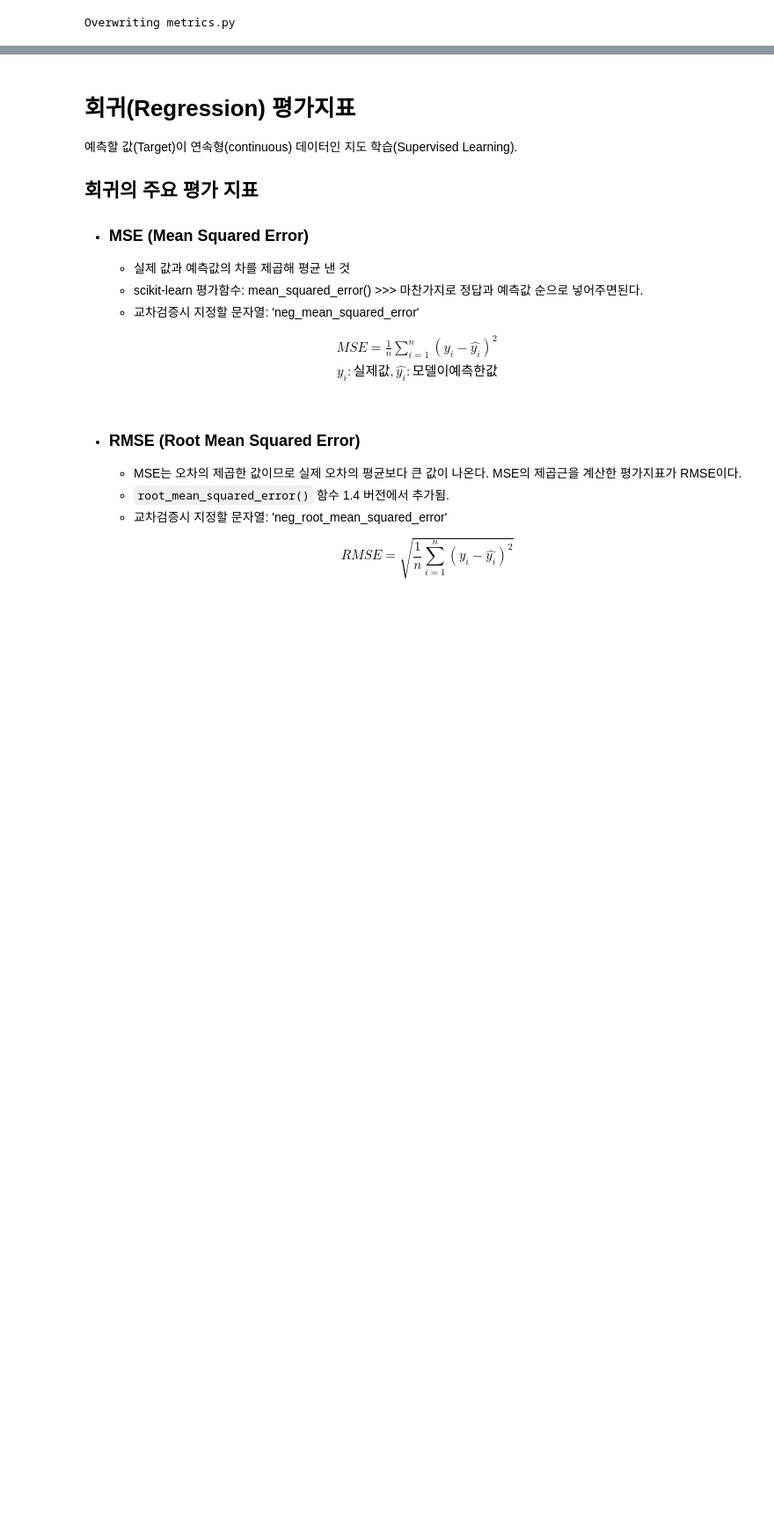
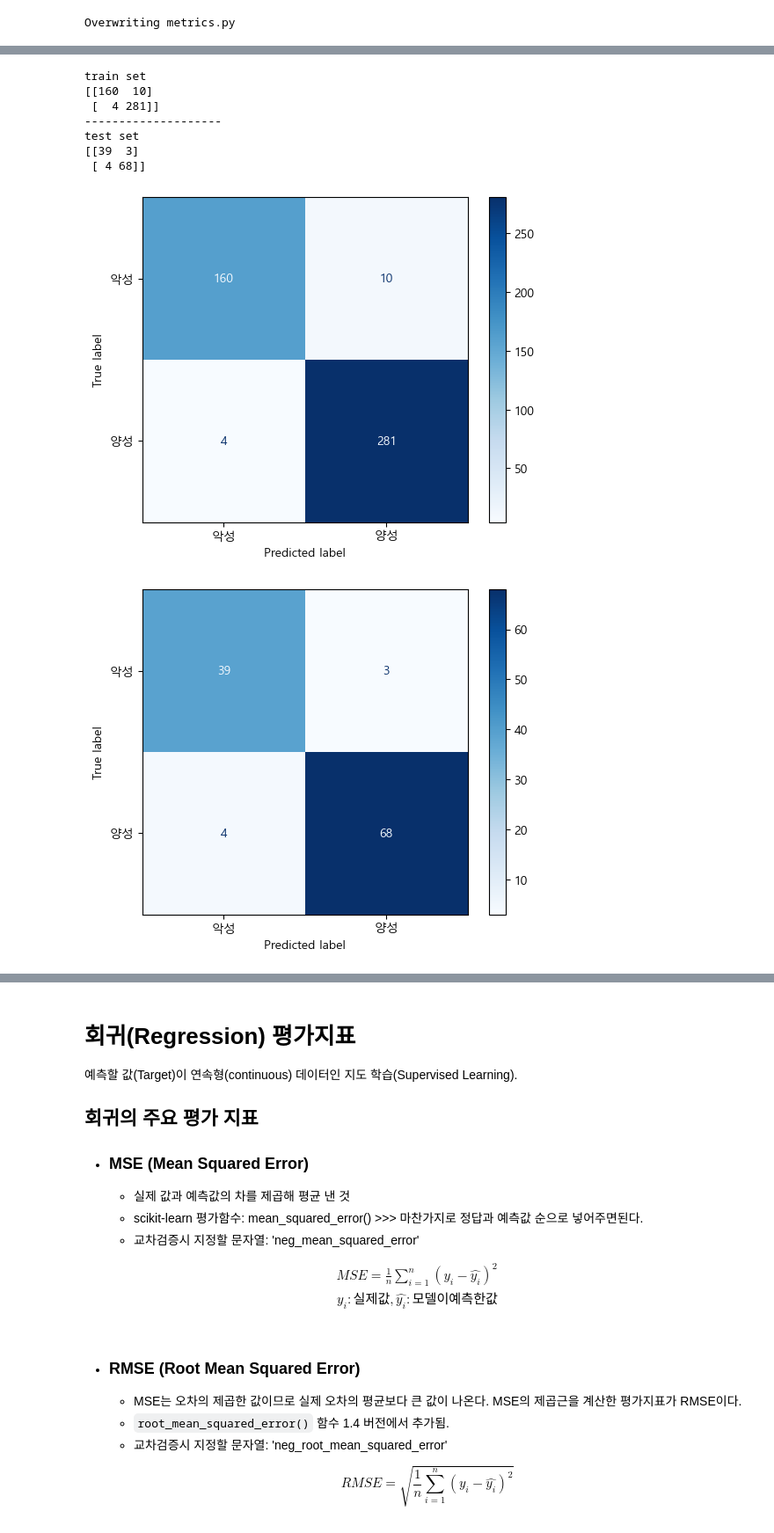
Before and after one commit to NGGW519/SKN13_mysrc, a Jupyter notebook: 08_머신러닝/05_평가지표.ipynb, the cells around one changed output, grey strips where cells are left out. Shown at 88% size. Saved outputs shown, nothing was run; the diff lists cells and outputs as text; code cells hidden in the pictures; blank space fills up the shorter version.

```diff
--- a/08_머신러닝/05_평가지표.ipynb
+++ b/08_머신러닝/05_평가지표.ipynb
@@ -1129,0 +1170,13 @@ X.shape, y.shape
+# %%
+# 2. train/test set으로 분리
+
+from sklearn.model_selection import train_test_split
+
+X_train, X_test, y_train, y_test = train_test_split(
+    X,
+    y,
+    test_size=0.2,
+    stratify=y,
+    random_state=0
+)
+X_train.shape, X_test.shape
@@ -1129,0 +1185,9 @@ X.shape, y.shape
+# %%
+# 3. 모델링 RandomForestClassifier(max_depth=2, n_estimators=200)
+
+from sklearn.ensemble import RandomForestClassifier
+
+rfc = RandomForestClassifier(n_estimators=200, max_depth=2, random_state=0)
+
+# 학습
+rfc.fit(X_train, y_train)
@@ -1129,0 +1196,7 @@ X.shape, y.shape
+# %%
+## 추론
+pred_train = rfc.predict(X_train) # class를 예측(0인지 1인지)
+pred_test =  rfc.predict(X_test)
+
+pred_proba_train = rfc.predict_proba(X_train)[:, 1] # class별 확률 중 1일 확률만 가져오기
+pred_proba_test = rfc.predict_proba(X_test)[:, 1]
@@ -1129,0 +1261,24 @@ X.shape, y.shape
+# %%
+# Confusion Matrix
+cm_train = confusion_matrix(y_train, pred_train)
+cm_test =  confusion_matrix(y_test, pred_test)
+
+print(f"train set\n{cm_train}")
+print("-"* 20)
+print(f"test set\n{cm_test}")
+
+cm_disp_train = ConfusionMatrixDisplay(cm_train, display_labels=["악성", "양성"])
+cm_disp_train.plot(cmap="Blues");
+
+cm_disp_test = ConfusionMatrixDisplay(cm_test, display_labels=["악성", "양성"])
+cm_disp_test.plot(cmap="Blues");
+# %% [output]
+train set
+[[160  10]
+ [  4 281]]
+--------------------
+test set
+[[39  3]
+ [ 4 68]]
+[figure, added]
+[figure, added]
```
Also changed, not shown: parts of 45 cells of this notebook, 3 other files.
